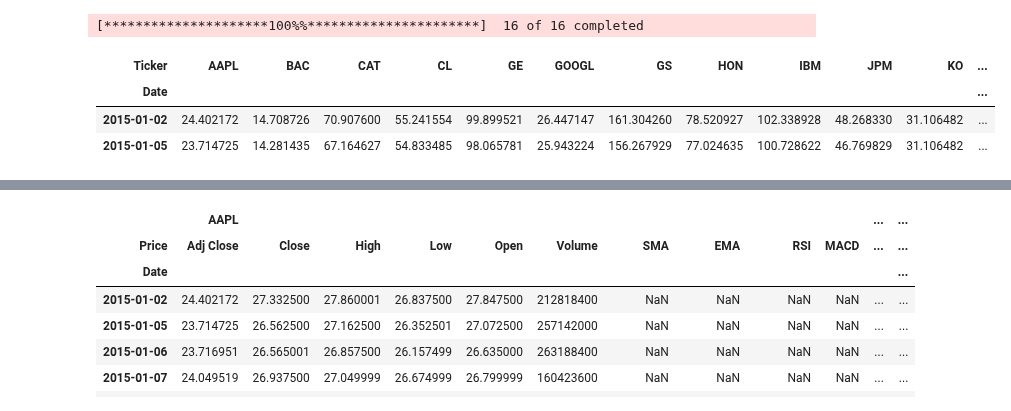
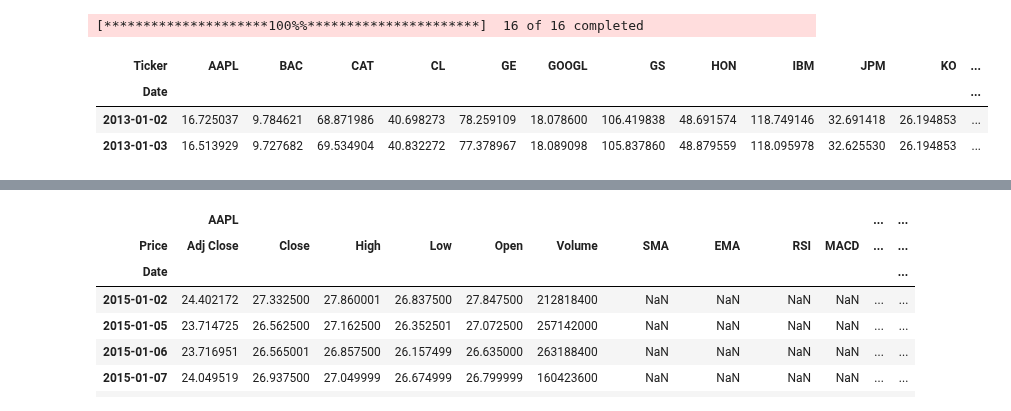
Before and after one commit to shekharbiswas/LSTM-Stock-Analysis, a Jupyter notebook: data_collection.ipynb, the cells around one changed output, grey strips where cells are left out. Saved outputs shown, nothing was run; the diff lists cells and outputs as text; code cells hidden in the pictures.

```diff
--- a/data_collection.ipynb
+++ b/data_collection.ipynb
@@ -5,33 +5,33 @@ import yfinance as yf
 import json
 import ta
 
 
 # One time stock data collection
 # Define the stock tickers for each sector
 
 tech_stocks = ['AAPL', 'MSFT', 'GOOGL', 'IBM']  # Apple, Microsoft, Alphabet, IBM
 finance_stocks = ['JPM', 'BAC', 'WFC', 'GS']  # JPMorgan Chase, Bank of America, Wells Fargo, Goldman Sachs
 industrial_stocks = ['MMM', 'GE', 'HON', 'CAT']  # 3M, General Electric, Honeywell, Caterpillar
 fmcg_stocks = ['KO', 'PEP', 'PG', 'CL']  # Coca-Cola, PepsiCo, Procter & Gamble, Colgate-Palmolive
 
 # Combine all stock tickers into one list
 all_stocks = tech_stocks + finance_stocks + industrial_stocks + fmcg_stocks
 
 # Define the data period
-start_date = '2015-01-01'
+start_date = '2013-01-01'
 end_date = '2023-03-31'
 
 # Download the data
 data = yf.download(all_stocks, start=start_date, end=end_date)['Adj Close']
 
 # Save the data to a CSV file
 data.to_csv('stocks_data.csv')
 
 # Display the data for verification
 data.head(2)
 # %% [output]
 [*********************100%%**********************]  16 of 16 completed
 | Ticker | AAPL | BAC | CAT | CL | GE | GOOGL | GS | HON | IBM | JPM | KO | ... |
 | Date |  |  |  |  |  |  |  |  |  |  |  | ... |
-| 2015-01-02 | 24.402172 | 14.708726 | 70.907600 | 55.241554 | 99.899521 | 26.447147 | 161.304260 | 78.520927 | 102.338928 | 48.268330 | 31.106482 | ... |
-| 2015-01-05 | 23.714725 | 14.281435 | 67.164627 | 54.833485 | 98.065781 | 25.943224 | 156.267929 | 77.024635 | 100.728622 | 46.769829 | 31.106482 | ... |
+| 2013-01-02 | 16.725037 | 9.784621 | 68.871986 | 40.698273 | 78.259109 | 18.078600 | 106.419838 | 48.691574 | 118.749146 | 32.691418 | 26.194853 | ... |
+| 2013-01-03 | 16.513929 | 9.727682 | 69.534904 | 40.832272 | 77.378967 | 18.089098 | 105.837860 | 48.879559 | 118.095978 | 32.625530 | 26.194853 | ... |
```
Also changed, not shown: parts of 3 cells of this notebook, 1 other file.
